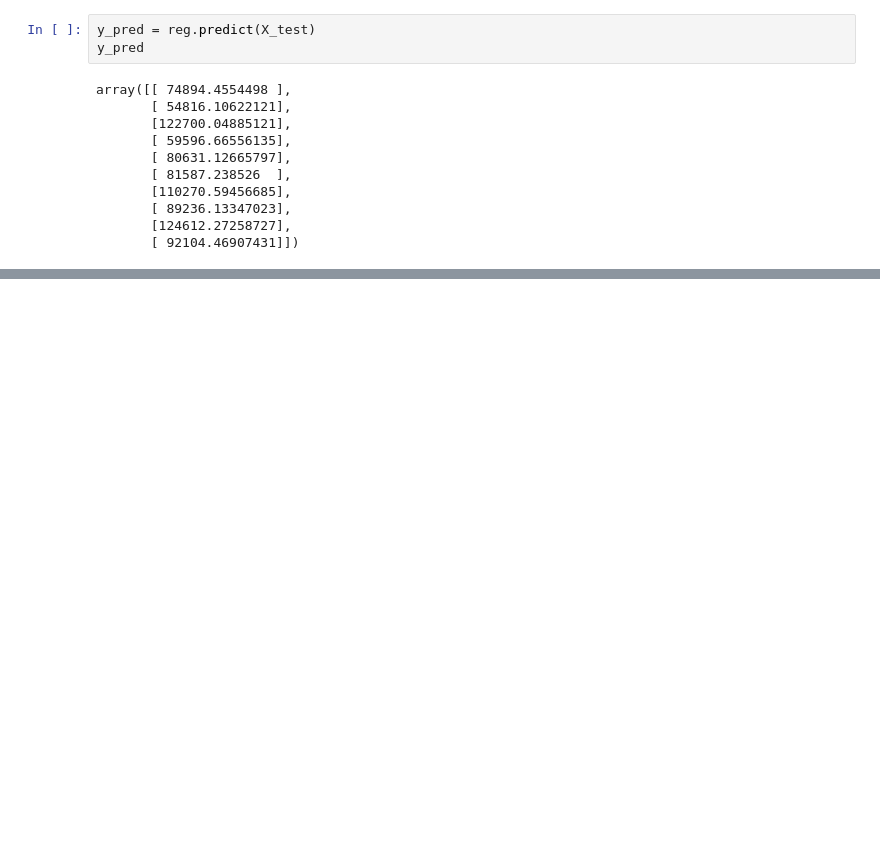
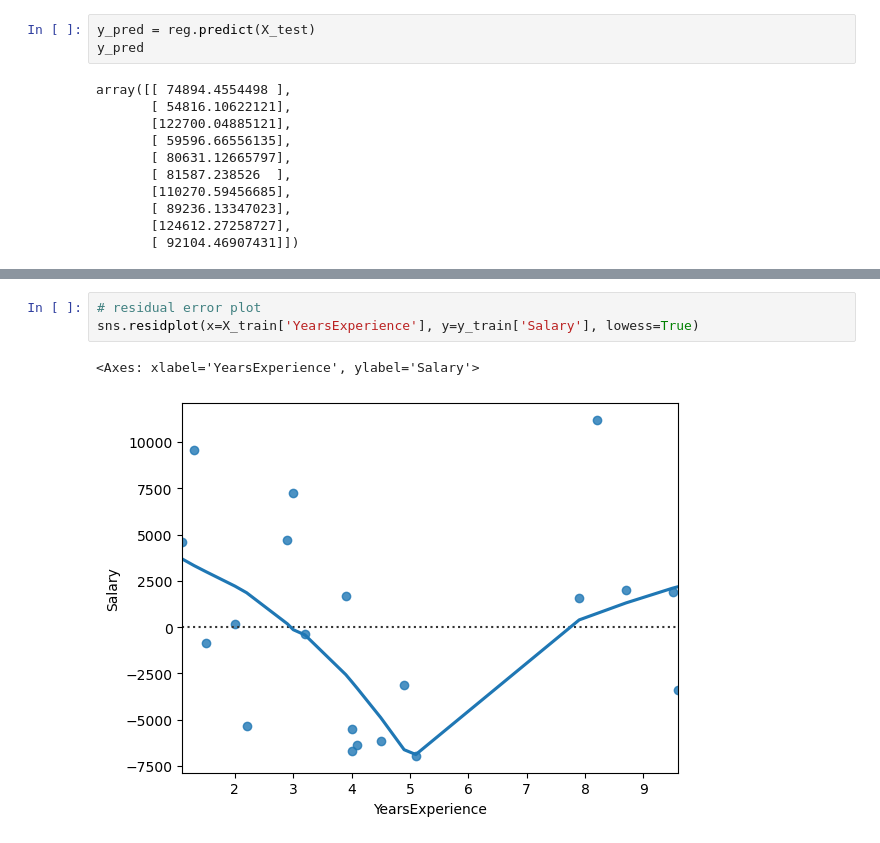
Before and after one commit to SaiKapilKumar/Machine-Learning-practice-iHUB-IITRoorkee-Sept-2023, a Jupyter notebook: Machine_learning_Algorithms/Linear_regression.ipynb, the cells around one changed output, grey strips where cells are left out. Drawn from its saved outputs; the diff is of its cells as text; blank space fills up the shorter version.

```diff
--- a/Machine_learning_Algorithms/Linear_regression.ipynb
+++ b/Machine_learning_Algorithms/Linear_regression.ipynb
@@ -149,0 +174,6 @@ array([[ 74894.4554498 ],
+# %%
+# residual error plot
+sns.residplot(x=X_train['YearsExperience'], y=y_train['Salary'], lowess=True)
+# %% [output]
+<Axes: xlabel='YearsExperience', ylabel='Salary'>
+[figure, added]
```
Also changed, not shown: parts of 7 cells of this notebook, 13 other files.
